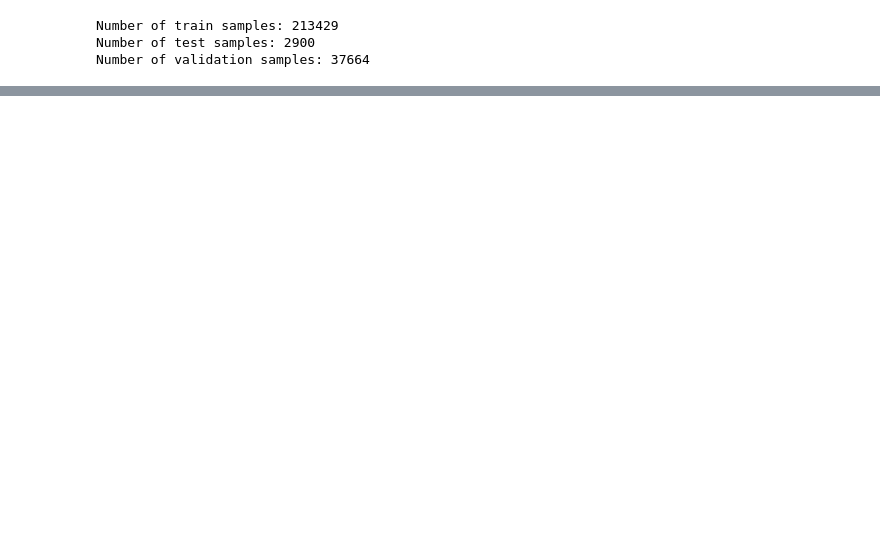
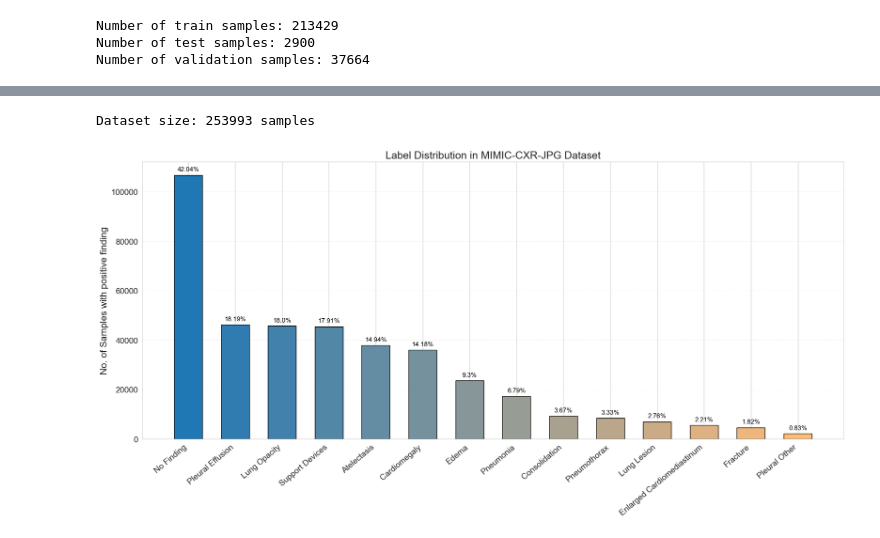
Before and after one commit to tudormihaita/cxr-report-gen, a Jupyter notebook: notebooks/mimic-cxr-data-processing.ipynb, the cells around one changed output, grey strips where cells are left out. Cells and saved outputs as stored; diff of their text form; code cells hidden in the pictures; blank space fills up the shorter version.

```diff
--- a/notebooks/mimic-cxr-data-processing.ipynb
+++ b/notebooks/mimic-cxr-data-processing.ipynb
@@ -802,0 +861,52 @@ test_split.to_csv(f"{DATA_PATH}/processed-cxr-pro/mimic-cxr_test.csv", index=Fal
+# %%
+import os
+import pandas as pd
+import matplotlib.pyplot as plt
+import numpy as np
+from matplotlib.colors import LinearSegmentedColormap
+from constants import CHEXPERT_LABELS, DATASETS_PATH
+
+# Load and process data
+split = 'processed'
+csv_path = os.path.join(str(DATASETS_PATH['mimic-cxr']), 'processed-cxr-pro', f'mimic-cxr_{split}.csv')
+df = pd.read_csv(csv_path)
+print(f"Dataset size: {len(df)} samples")
+
+labels_binary = df[CHEXPERT_LABELS].replace(-1, 0)
+label_counts = labels_binary.sum().sort_values(ascending=False)
+label_percentages = (label_counts / len(df) * 100).round(2)
+
+# Create a proper blue → orange gradient colormap
+colors = ['#1f77b4', '#ffbb78']
+gradient_cmap = LinearSegmentedColormap.from_list("BlueToOrange", colors)
+gradient_colors = gradient_cmap(np.linspace(0, 1, len(label_counts)))
+
+# Plot setup
+fig, ax = plt.subplots(figsize=(18, 9))
+x = np.arange(len(label_counts))
+bar_width = 0.6
+
+bars = ax.bar(x, label_counts.values, color=gradient_colors, width=bar_width, edgecolor='black')
+
+# Annotate bars
+# Format percentages with 2 decimals + %
+for bar, pct in zip(bars, label_percentages):
+    height = bar.get_height()
+    ax.text(bar.get_x() + bar.get_width() / 2,
+            height + max(label_counts.values) * 0.01,
+            f'{pct}%',
+            ha='center', va='bottom', color='black', fontsize=11)
+
+# Style the chart
+ax.set_title('Label Distribution in MIMIC-CXR-JPG Dataset', fontsize=18)
+ax.set_ylabel('No. of Samples with positive finding', fontsize=16)
+ax.set_xticks(x)
+ax.set_xticklabels(label_counts.index, rotation=40, ha='right', fontsize=14)
+ax.tick_params(axis='y', labelsize=14)
+ax.grid(axis='y', linestyle='--', alpha=0.3)
+
+plt.tight_layout()
+plt.show()
+# %% [output]
+Dataset size: 253993 samples
+[figure, added]
```
Also changed, not shown: parts of 6 cells of this notebook.
